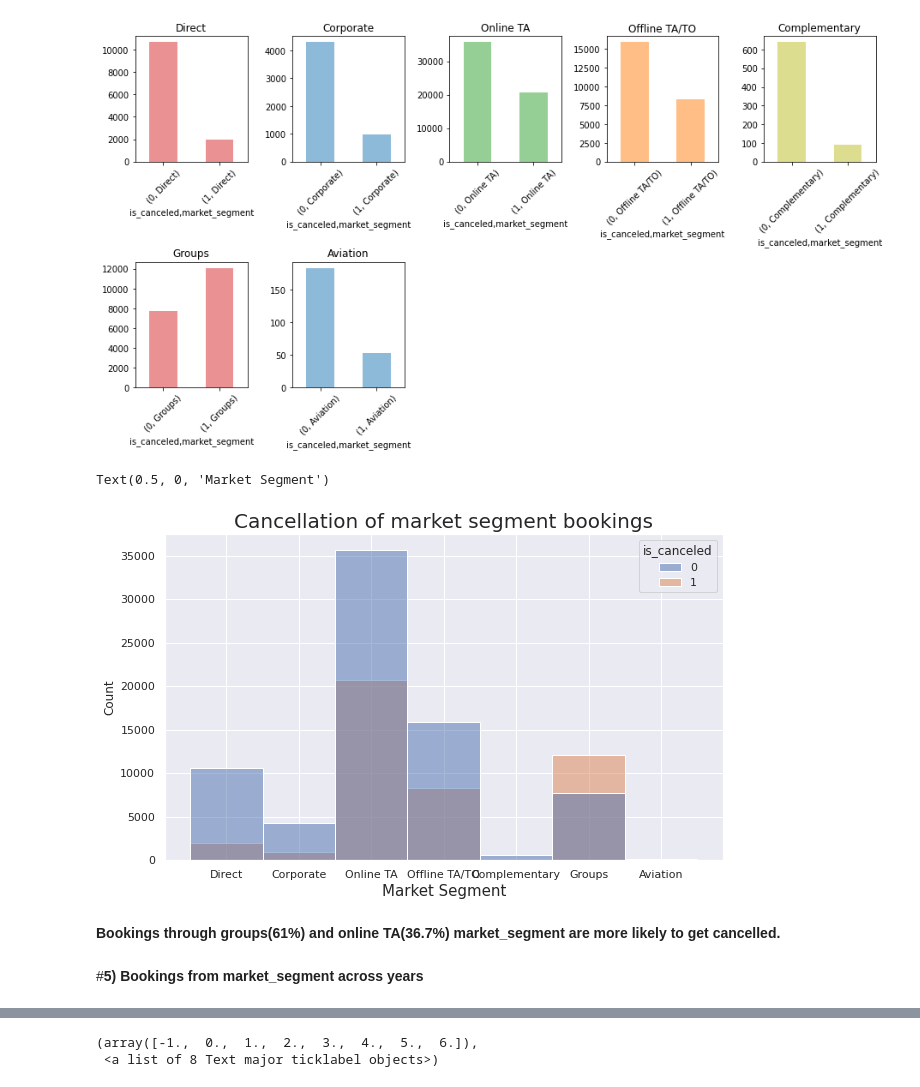
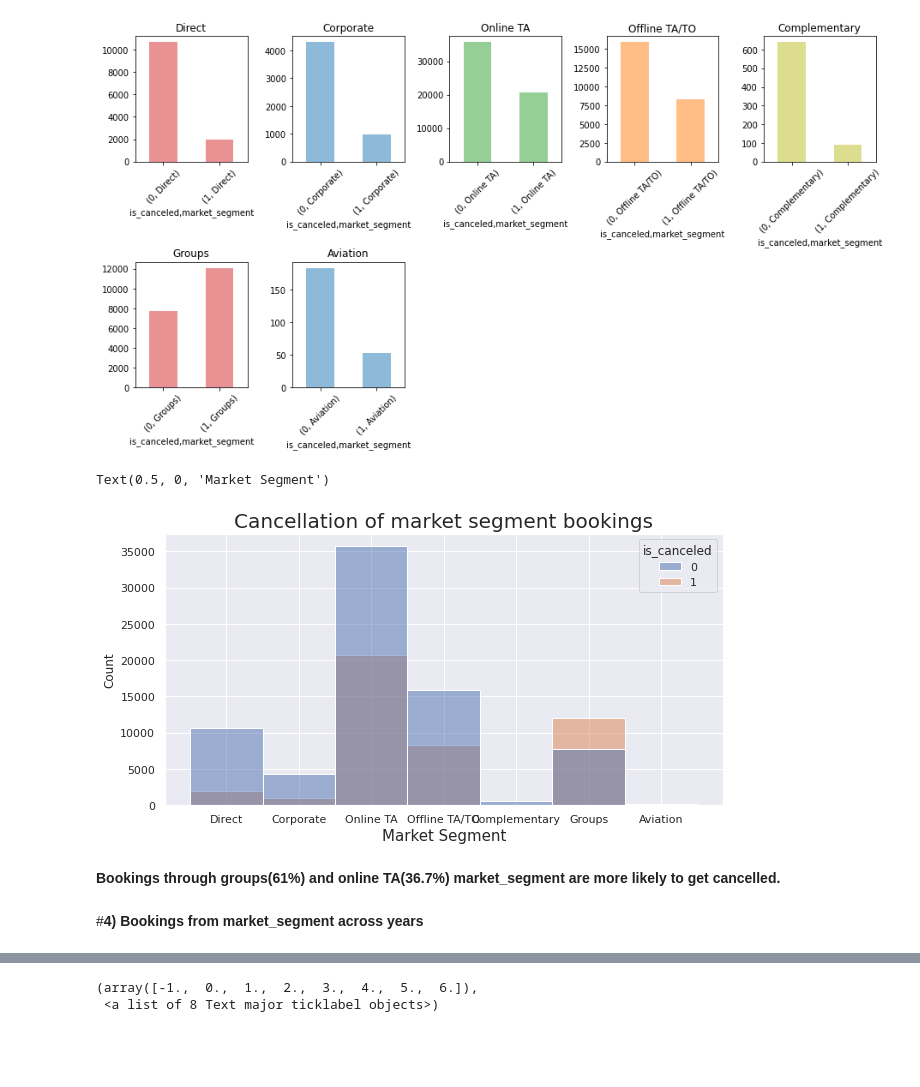
Before and after one commit to Sandeep-Kulukuri/Hotel_Booking_Analysis, a Jupyter notebook: Hotel_Booking_Analysis.ipynb, the cells around one changed output, grey strips where cells are left out. Saved outputs shown, nothing was run; the diff lists cells and outputs as text; code cells hidden in the pictures; blank space fills up the shorter version.

```diff
--- a/Hotel_Booking_Analysis.ipynb
+++ b/Hotel_Booking_Analysis.ipynb
@@ -539,4 +469,2 @@ df_not_canceled = df[df['is_canceled']==0]
-# %%
-plt.rcParams["figure.figsize"] = (10,5)
 # %% [markdown]
 #**1) Which type of Hotel is more likely to cancel?**
@@ -693,14 +631,14 @@ for i,cat in enumerate(df.market_segment.unique()):
 # %% [output]
 [figure]
 # %%
-plt.figure(figsize=(10,6))
+plt.figure(figsize=(10,5))
 sns.histplot(x='market_segment',data=df,hue='is_canceled')
 plt.title("Cancellation of market segment bookings",fontsize=20)
 plt.xlabel("Market Segment",fontsize=15)
 # %% [output]
 Text(0.5, 0, 'Market Segment')
-[figure, old version]
+[figure, new version]
 # %% [markdown]
 **Bookings through groups(61%) and online TA(36.7%) market_segment are more likely to get cancelled.**
 # %% [markdown]
-#**5) Bookings from market_segment across years**
+#**4) Bookings from market_segment across years**
```
Also changed, not shown: parts of 63 cells of this notebook.
